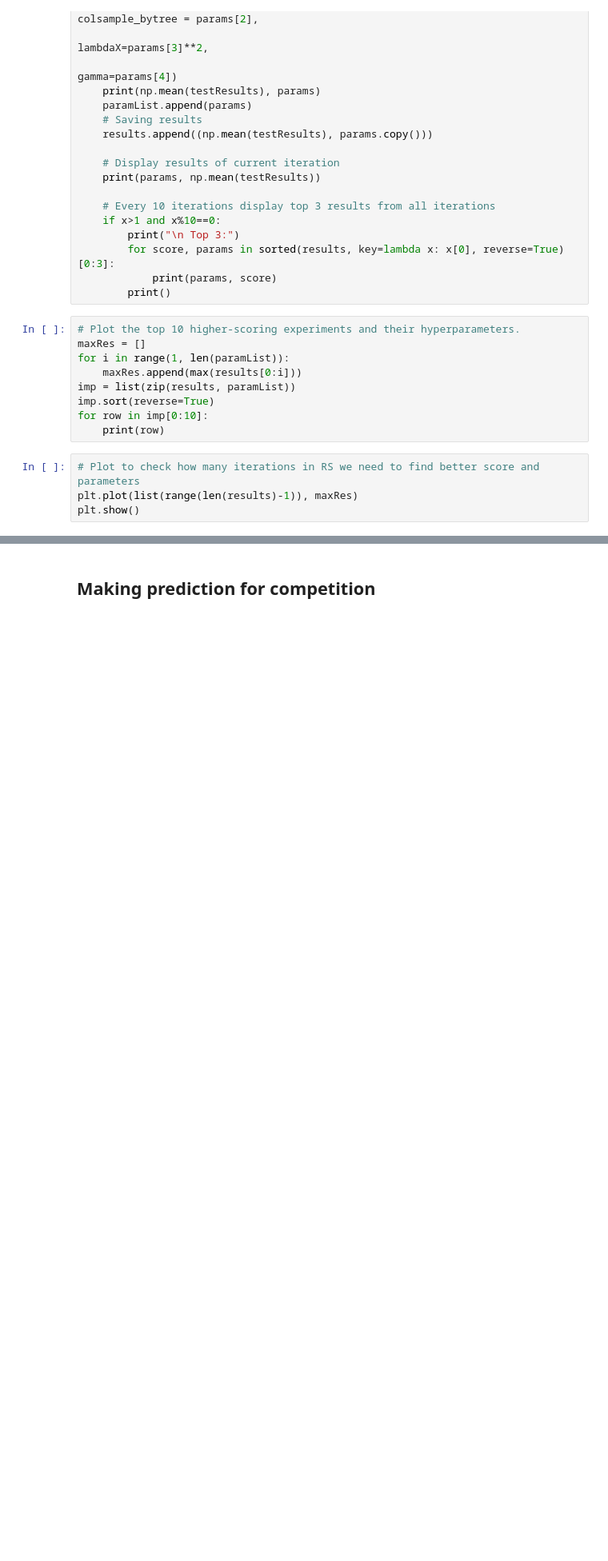
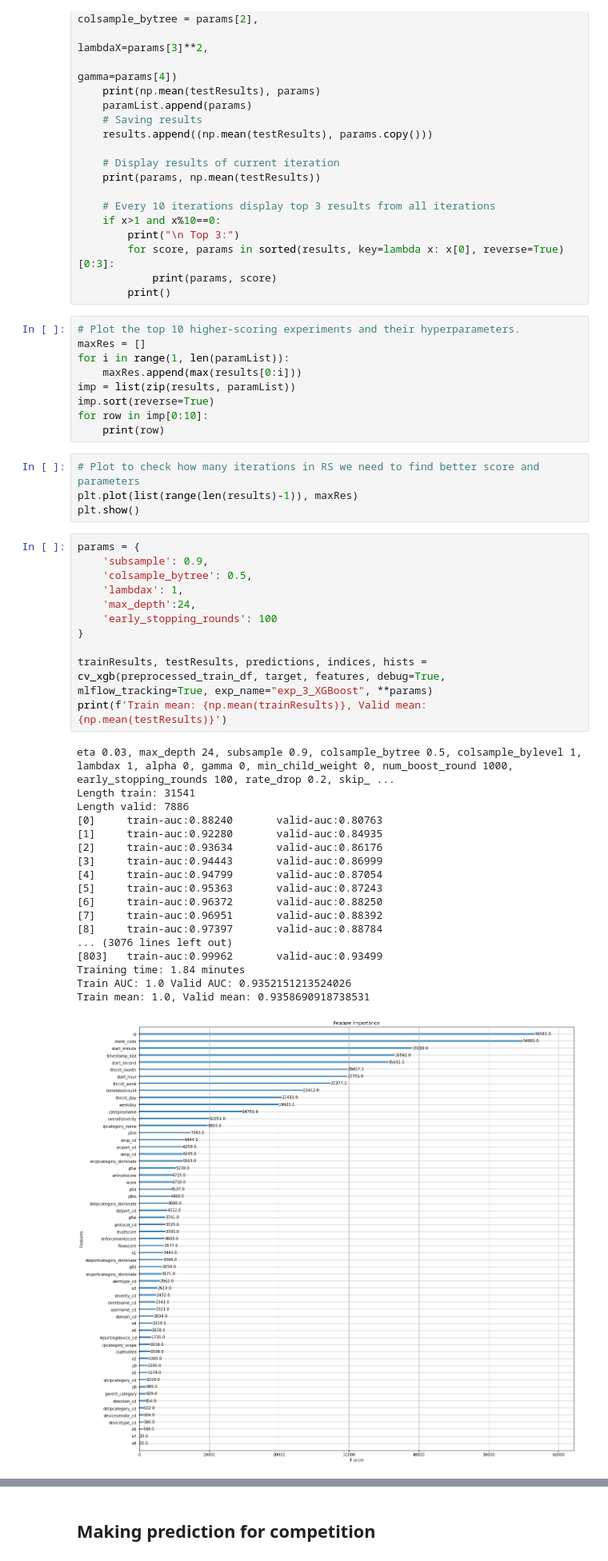
Before and after one commit to MishaDar22/Suspicious_network_event_recognition, a Jupyter notebook: 3_XGB.ipynb, the cells around one changed output, grey strips where cells are left out. Shown at 80% size. Cells and saved outputs as stored; diff of their text form; blank space fills up the shorter version.

Commit message:
add new predictions and some changes

```diff
--- a/3_XGB.ipynb
+++ b/3_XGB.ipynb
@@ -245,3 +224,33 @@ for row in imp[0:10]:
 # Plot to check how many iterations in RS we need to find better score and parameters
 plt.plot(list(range(len(results)-1)), maxRes)
 plt.show()
+# %%
+params = {
+    'subsample': 0.9,
+    'colsample_bytree': 0.5,
+    'lambdax': 1,
+    'max_depth':24,
+    'early_stopping_rounds': 100
+}
+
+trainResults, testResults, predictions, indices, hists = cv_xgb(preprocessed_train_df, target, features, debug=True, mlflow_tracking=True, exp_name="exp_3_XGBoost", **params)
+print(f'Train mean: {np.mean(trainResults)}, Valid mean: {np.mean(testResults)}')
+# %% [output]
+eta 0.03, max_depth 24, subsample 0.9, colsample_bytree 0.5, colsample_bylevel 1, lambdax 1, alpha 0, gamma 0, min_child_weight 0, num_boost_round 1000, early_stopping_rounds 100, rate_drop 0.2, skip_ ...
+Length train: 31541
+Length valid: 7886
+[0]     train-auc:0.88240       valid-auc:0.80763
+[1]     train-auc:0.92280       valid-auc:0.84935
+[2]     train-auc:0.93634       valid-auc:0.86176
+[3]     train-auc:0.94443       valid-auc:0.86999
+[4]     train-auc:0.94799       valid-auc:0.87054
+[5]     train-auc:0.95363       valid-auc:0.87243
+[6]     train-auc:0.96372       valid-auc:0.88250
+[7]     train-auc:0.96951       valid-auc:0.88392
+[8]     train-auc:0.97397       valid-auc:0.88784
+... (3076 lines left out)
+[803]   train-auc:0.99962       valid-auc:0.93499
+Training time: 1.84 minutes
+Train AUC: 1.0 Valid AUC: 0.9352151213524026
+Train mean: 1.0, Valid mean: 0.9358690918738531
+[figure, added]
```
Also changed, not shown: parts of 7 cells of this notebook, 3 other files.
